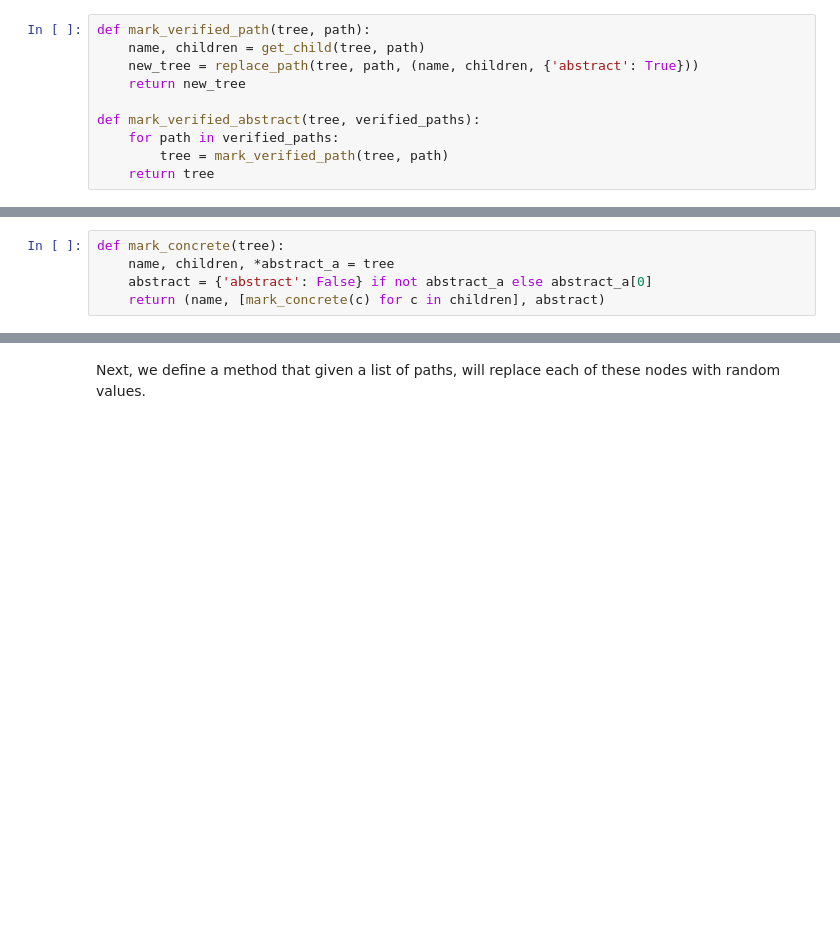
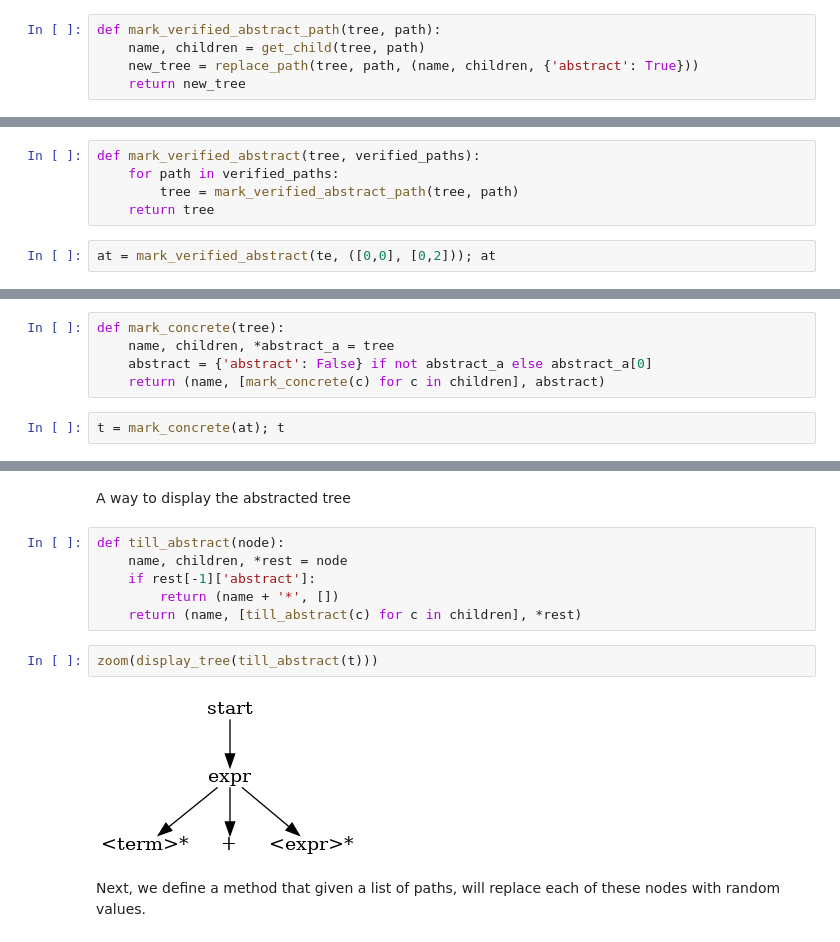
Before and after one commit to vrthra/ddset, a Jupyter notebook: src/DDSet.ipynb, the cells around one changed output, grey strips where cells are left out. Drawn from its saved outputs; the diff is of its cells as text; blank space fills up the shorter version.

```diff
--- a/src/DDSet.ipynb
+++ b/src/DDSet.ipynb
@@ -454,12 +482,7 @@ We can now start to define abstraction.
 
 Give a list of paths that were verified as abstract, we go through each, and mark them abstract in the same tree.
 # %%
-def mark_verified_path(tree, path):
+def mark_verified_abstract_path(tree, path):
     name, children = get_child(tree, path)
     new_tree = replace_path(tree, path, (name, children, {'abstract': True}))
     return new_tree
-
-def mark_verified_abstract(tree, verified_paths):
-    for path in verified_paths:
-        tree = mark_verified_path(tree, path)
-    return tree
@@ -465,0 +498,7 @@ def mark_verified_abstract(tree, verified_paths):
+# %%
+def mark_verified_abstract(tree, verified_paths):
+    for path in verified_paths:
+        tree = mark_verified_abstract_path(tree, path)
+    return tree
+# %%
+at = mark_verified_abstract(te, ([0,0], [0,2])); at
@@ -470,3 +517,5 @@ def mark_concrete(tree):
     name, children, *abstract_a = tree
     abstract = {'abstract': False} if not abstract_a else abstract_a[0]
     return (name, [mark_concrete(c) for c in children], abstract)
+# %%
+t = mark_concrete(at); t
@@ -473,3 +536,15 @@ def mark_concrete(tree):
+# %% [markdown]
+A way to display the abstracted tree
+# %%
+def till_abstract(node):
+    name, children, *rest = node
+    if rest[-1]['abstract']:
+        return (name + '*', [])
+    return (name, [till_abstract(c) for c in children], *rest)
+# %%
+zoom(display_tree(till_abstract(t)))
+# %% [output]
+[figure, added]
 # %% [markdown]
 Next, we define a method that given a list of paths, will replace each of these nodes with random values.
 # %%
```
Also changed, not shown: parts of 52 cells of this notebook.
